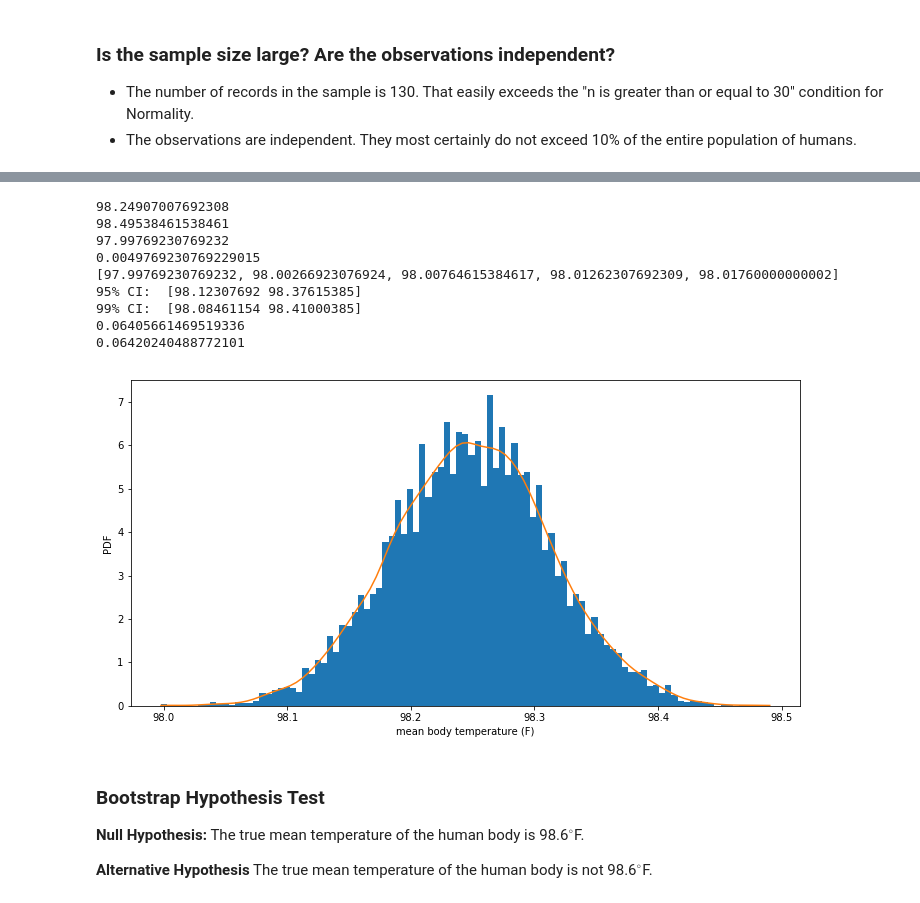
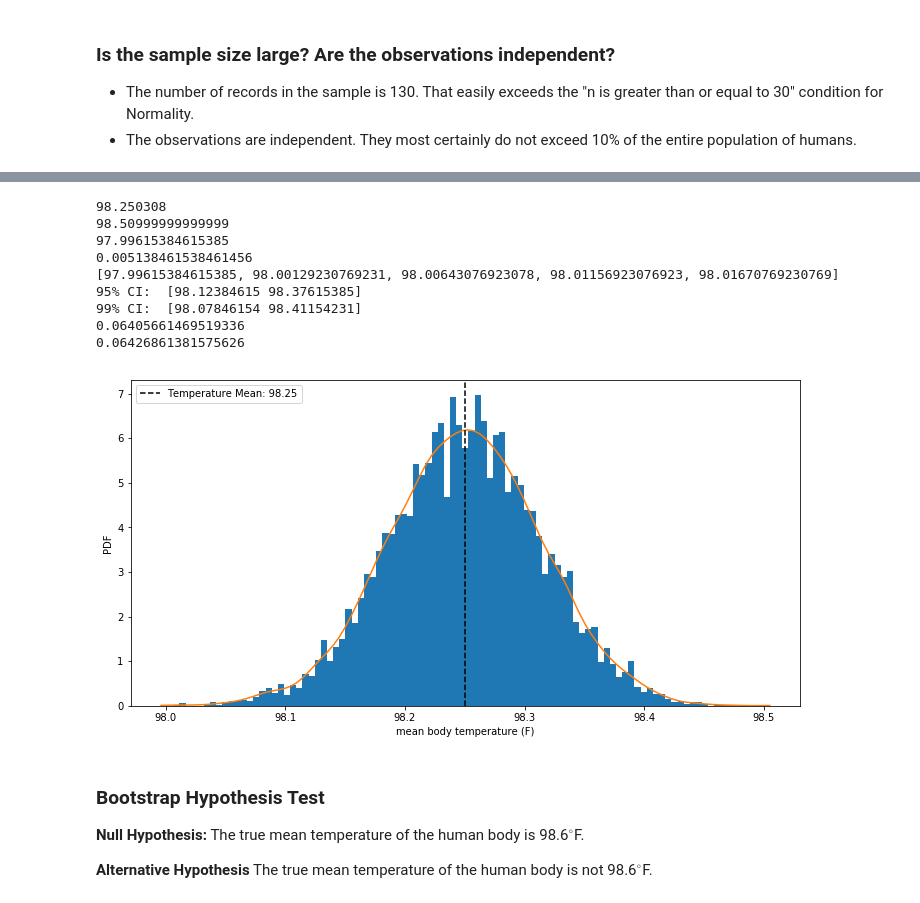
Before and after one commit to cleonard1261/springboard, a Jupyter notebook: EDA_human_temperature/sliderule_dsi_inferential_statistics_exercise_1.ipynb, the cells around one changed output, grey strips where cells are left out. Cells and saved outputs as stored; diff of their text form; code cells hidden in the pictures.

```diff
--- a/EDA_human_temperature/sliderule_dsi_inferential_statistics_exercise_1.ipynb
+++ b/EDA_human_temperature/sliderule_dsi_inferential_statistics_exercise_1.ipynb
@@ -241,7 +256,8 @@ fig, axes = plt.subplots(nrows=1, ncols=1, figsize=(12,6))
 # Take 10,000 bootstrap replicates of the mean: bs_replicates
 bs_replicates = draw_bs_reps(df.temperature,np.mean,10000)
 
-print(np.mean(bs_replicates))
+bs_mean = np.mean(bs_replicates)
+print(bs_mean)
 print(np.max(bs_replicates))
 print(np.min(bs_replicates))
 
@@ -251,42 +267,45 @@ bin_edges = mlist(np.min(bs_replicates),\
                  (np.max(bs_replicates) - np.min(bs_replicates)) / np.sqrt(10000), int(np.sqrt(10000)))
 
 print(bin_edges[:5])
 
 conf_int_95 = np.percentile(bs_replicates,[2.5,97.5])
 conf_int_99 = np.percentile(bs_replicates,[0.5,99.5])
 
 print('95% CI: ', str(conf_int_95))
 print('99% CI: ', str(conf_int_99))
 
 
 # Compute and print SEM
 sem = np.std(df.temperature) / np.sqrt(len(df.temperature))
 print(sem)
 
 # Compute and print standard deviation of bootstrap replicates
 bs_std = np.std(bs_replicates)
 print(bs_std)
 
 # Make a histogram of the results
 density = stats.gaussian_kde(bs_replicates)
 _, x, _ = plt.hist(bs_replicates, bins=bin_edges, density=True)
 _ = plt.plot(x,density(x))
 _ = plt.xlabel('mean body temperature (F)')
 _ = plt.ylabel('PDF')
+_ = plt.axvline(x=bs_mean,color='k', linestyle='--',label='Temperature Mean: 98.25' )
+_ = plt.legend(loc='upper left')
+
 
 # Show the plot
 plt.show()
 # %% [output]
-98.24907007692308
-98.49538461538461
-97.99769230769232
-0.0049769230769229015
-[97.99769230769232, 98.00266923076924, 98.00764615384617, 98.01262307692309, 98.01760000000002]
-95% CI:  [98.12307692 98.37615385]
-99% CI:  [98.08461154 98.41000385]
+98.250308
+98.50999999999999
+97.99615384615385
+0.005138461538461456
+[97.99615384615385, 98.00129230769231, 98.00643076923078, 98.01156923076923, 98.01670769230769]
+95% CI:  [98.12384615 98.37615385]
+99% CI:  [98.07846154 98.41154231]
 0.06405661469519336
-0.06420240488772101
+0.06426861381575626
-[figure, old version]
+[figure, new version]
 # %% [markdown]
 ### Bootstrap Hypothesis Test
 **Null Hypothesis:** The true mean temperature of the human body is 98.6$^{\circ}$F.
```
Also changed, not shown: parts of 15 cells of this notebook.
